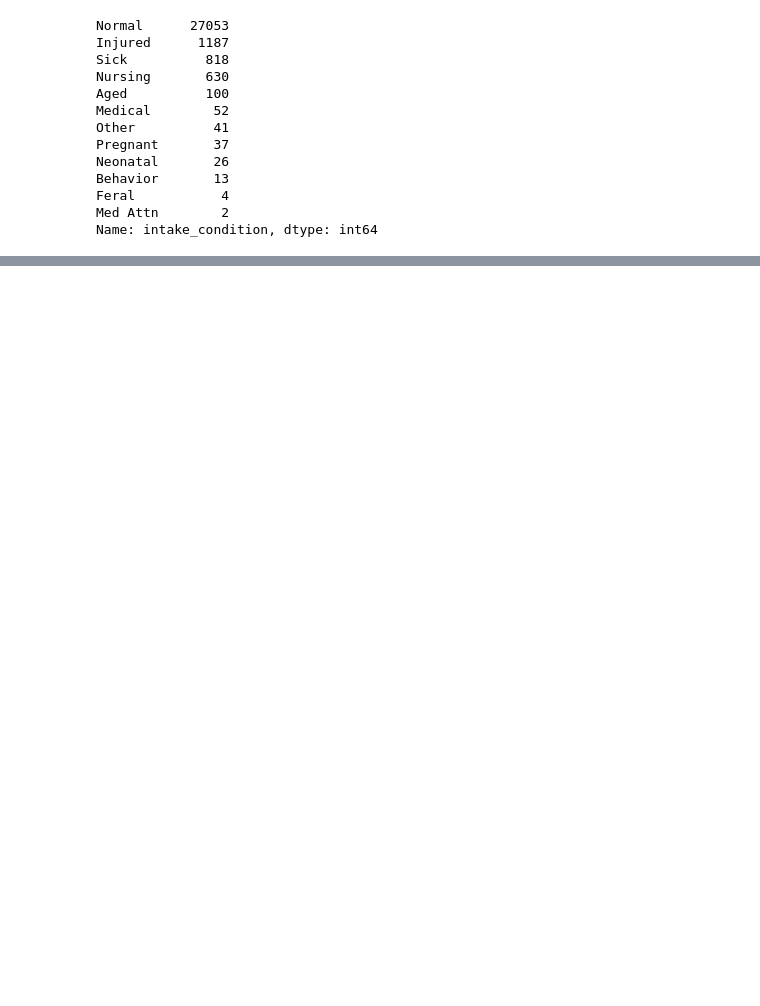
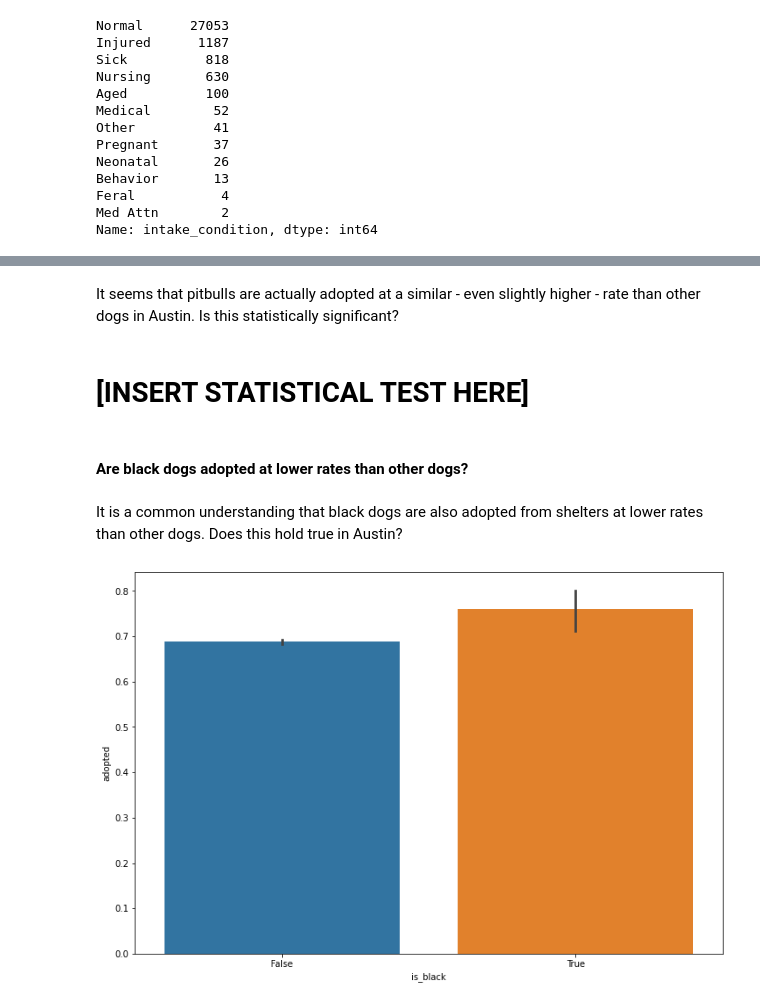
Before and after one commit to bensmith07/aac-classification-project, a Jupyter notebook: explore_notebook.ipynb, the cells around one changed output, grey strips where cells are left out. Cells and saved outputs as stored; diff of their text form; code cells hidden in the pictures; blank space fills up the shorter version.

```diff
--- a/explore_notebook.ipynb
+++ b/explore_notebook.ipynb
@@ -198,0 +227,14 @@ Name: intake_condition, dtype: int64
+# %% [markdown]
+It seems that pitbulls are actually adopted at a similar - even slightly higher - rate than other dogs in Austin. Is this statistically significant?
+# %% [markdown]
+# [INSERT STATISTICAL TEST HERE]
+# %% [markdown]
+#### Are black dogs adopted at lower rates than other dogs?
+# %% [markdown]
+It is a common understanding that black dogs are also adopted from shelters at lower rates than other dogs. Does this hold true in Austin?
+# %%
+plt.figure(figsize=(12,8))
+sns.barplot(data=train, x='is_black', y='adopted')
+plt.show()
+# %% [output]
+[figure, added]
```
Also changed, not shown: parts of 23 cells of this notebook, 3 other files.
